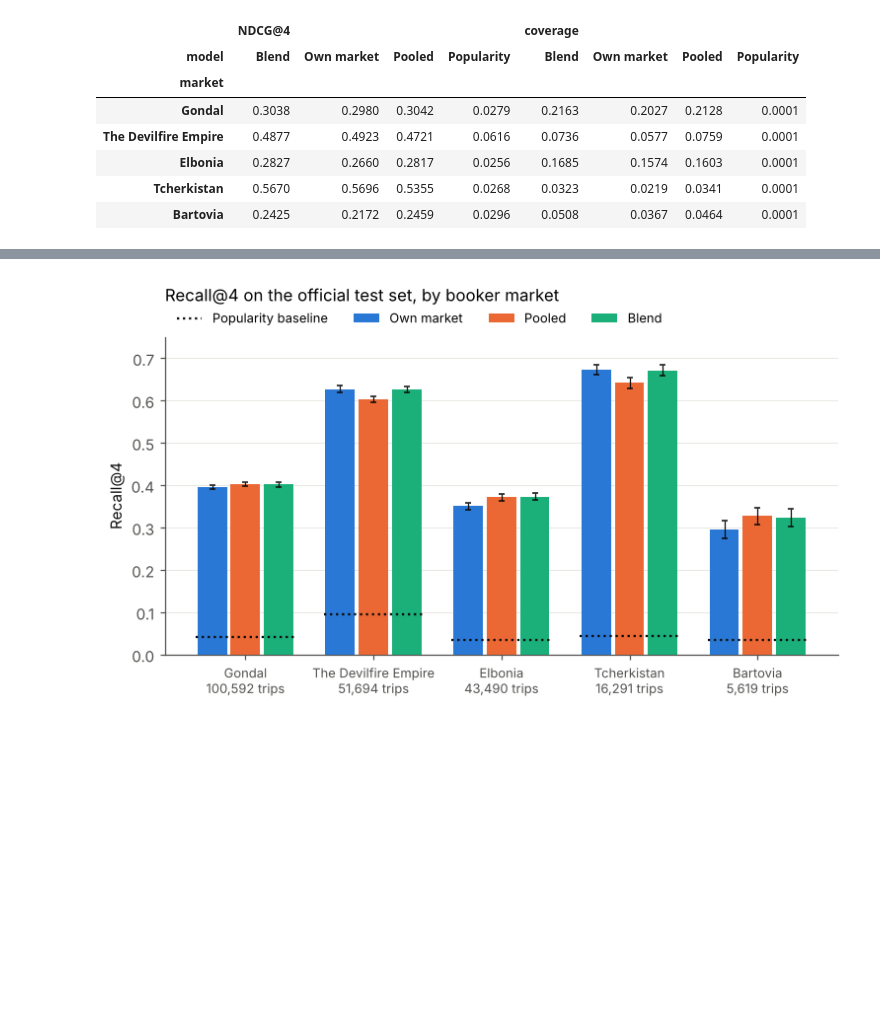
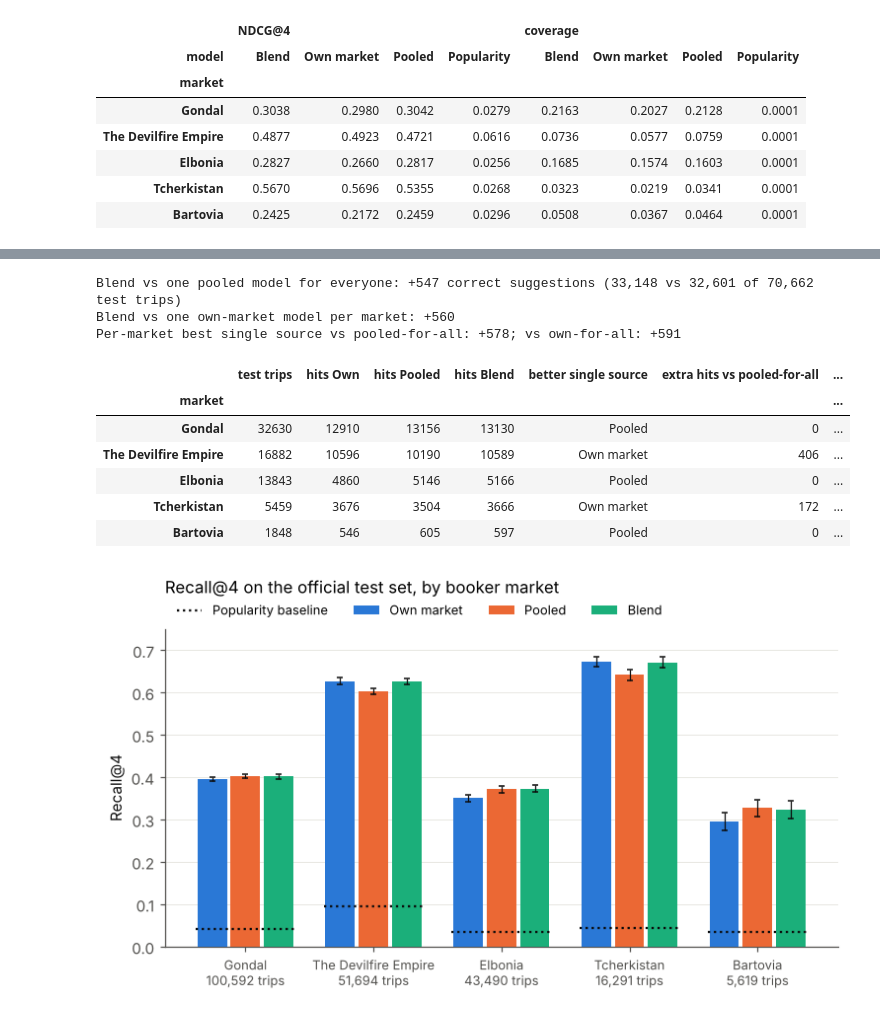
Before and after one commit to ava-builds/bi-cross-market-recsys, a Jupyter notebook: analysis.ipynb, the cells around one changed output, grey strips where cells are left out. Cells and saved outputs as stored; diff of their text form; code cells hidden in the pictures; blank space fills up the shorter version.

```diff
--- a/analysis.ipynb
+++ b/analysis.ipynb
@@ -209,3 +226,34 @@ res1.pivot(index='market', columns='model', values=['NDCG@4', 'coverage']).loc[c
+# %%
+bv = []
+for c in countries:
+    hits = {m: int(per_trip[(c, m)][0].sum()) for m in ['Own market', 'Pooled', 'Blend']}
+    best = max(['Own market', 'Pooled'], key=lambda m: hits[m])
+    bv.append({'market': c, 'test trips': len(per_trip[(c, 'Pooled')][0]),
+               'hits Own': hits['Own market'], 'hits Pooled': hits['Pooled'], 'hits Blend': hits['Blend'],
+               'better single source': best,
+               'extra hits vs pooled-for-all': hits[best] - hits['Pooled'],
+               'extra hits vs own-for-all': hits[best] - hits['Own market']})
+bv = pd.DataFrame(bv).set_index('market')
+tot = bv[['test trips', 'hits Own', 'hits Pooled', 'hits Blend',
+          'extra hits vs pooled-for-all', 'extra hits vs own-for-all']].sum()
+print(f"Blend vs one pooled model for everyone: {tot['hits Blend'] - tot['hits Pooled']:+,} correct suggestions "
+      f"({tot['hits Blend']:,} vs {tot['hits Pooled']:,} of {tot['test trips']:,} test trips)")
+print(f"Blend vs one own-market model per market: {tot['hits Blend'] - tot['hits Own']:+,}")
+print(f"Per-market best single source vs pooled-for-all: {tot['extra hits vs pooled-for-all']:+,}; "
+      f"vs own-for-all: {tot['extra hits vs own-for-all']:+,}")
+bv.to_csv('results/business_value.csv')
+bv
+# %% [output]
+Blend vs one pooled model for everyone: +547 correct suggestions (33,148 vs 32,601 of 70,662 test trips)
+Blend vs one own-market model per market: +560
+Per-market best single source vs pooled-for-all: +578; vs own-for-all: +591
+|  | test trips | hits Own | hits Pooled | hits Blend | better single source | extra hits vs pooled-for-all | ... |
+| market |  |  |  |  |  |  | ... |
+| Gondal | 32630 | 12910 | 13156 | 13130 | Pooled | 0 | ... |
+| The Devilfire Empire | 16882 | 10596 | 10190 | 10589 | Own market | 406 | ... |
+| Elbonia | 13843 | 4860 | 5146 | 5166 | Pooled | 0 | ... |
+| Tcherkistan | 5459 | 3676 | 3504 | 3666 | Own market | 172 | ... |
+| Bartovia | 1848 | 546 | 605 | 597 | Pooled | 0 | ... |
 # %%
 # Figure 1 — Recall@4 by market and model (error bars = 95% bootstrap CI)
 models = ['Own market', 'Pooled', 'Blend']
```
Also changed, not shown: parts of 5 cells of this notebook, 3 other files.
